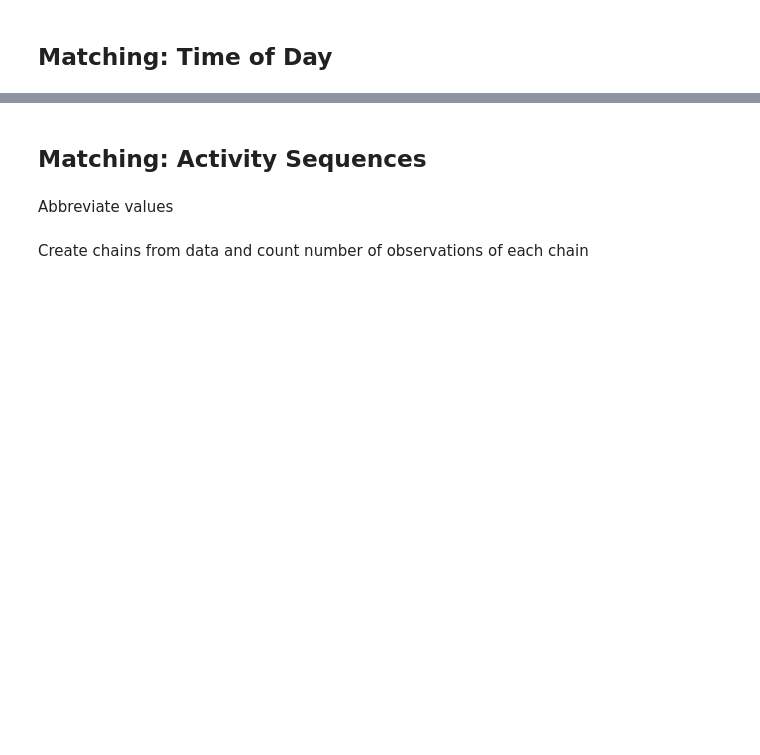
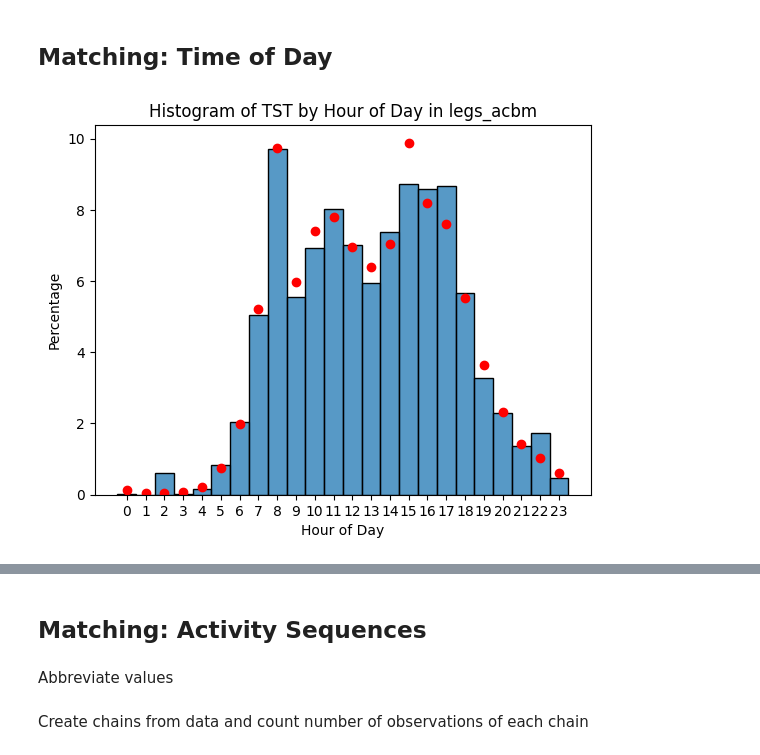
Before and after one commit to Urban-Analytics-Technology-Platform/acbm, a Jupyter notebook: notebooks/5_validate_outputs.ipynb, the cells around one changed output, grey strips where cells are left out. Cells and saved outputs as stored; diff of their text form; code cells hidden in the pictures; blank space fills up the shorter version.

```diff
--- a/notebooks/5_validate_outputs.ipynb
+++ b/notebooks/5_validate_outputs.ipynb
@@ -61,2 +165,39 @@ legs_nts
 # %% [markdown]
 ## Matching: Time of Day
+# %%
+import seaborn as sns
+import matplotlib.pyplot as plt
+import pandas as pd
+
+# Create a new DataFrame
+legs_acbm_clean = legs_acbm.copy()
+
+# Convert tst to datetime format
+legs_acbm_clean['tst'] = pd.to_datetime(legs_acbm_clean['tst'])
+
+# Extract the hour component
+legs_acbm_clean['hour'] = legs_acbm_clean['tst'].dt.hour #+ 1
+
+# Calculate the percentage of each hour in legs_acbm_clean['hour']
+acbm_hour_counts = legs_acbm_clean['hour'].value_counts(normalize=True).sort_index() * 100
+
+# Convert legs_nts["tst"] from minutes to hours
+legs_nts['hour'] = legs_nts['tst'] // 60
+
+# Calculate the percentage of each hour in legs_nts['hour']
+nts_hour_counts = legs_nts['hour'].value_counts(normalize=True).sort_index() * 100
+
+# Plot the histogram using seaborn
+sns.histplot(legs_acbm_clean['hour'], bins=24, kde=False, discrete=True, stat='percent')
+plt.xlabel('Hour of Day')
+plt.ylabel('Percentage')
+plt.title('Histogram of TST by Hour of Day in legs_acbm')
+plt.xticks(range(0, 24))  # Set x-ticks to represent each hour of the day
+
+# Add dots to represent the percentage values of legs_nts["tst"]
+for hour, percent in nts_hour_counts.items():
+    plt.plot(hour, percent, 'ro')  # 'ro' means red dot
+
+plt.show()
+# %% [output]
+[figure, added]
```
Also changed, not shown: parts of 9 cells of this notebook.
